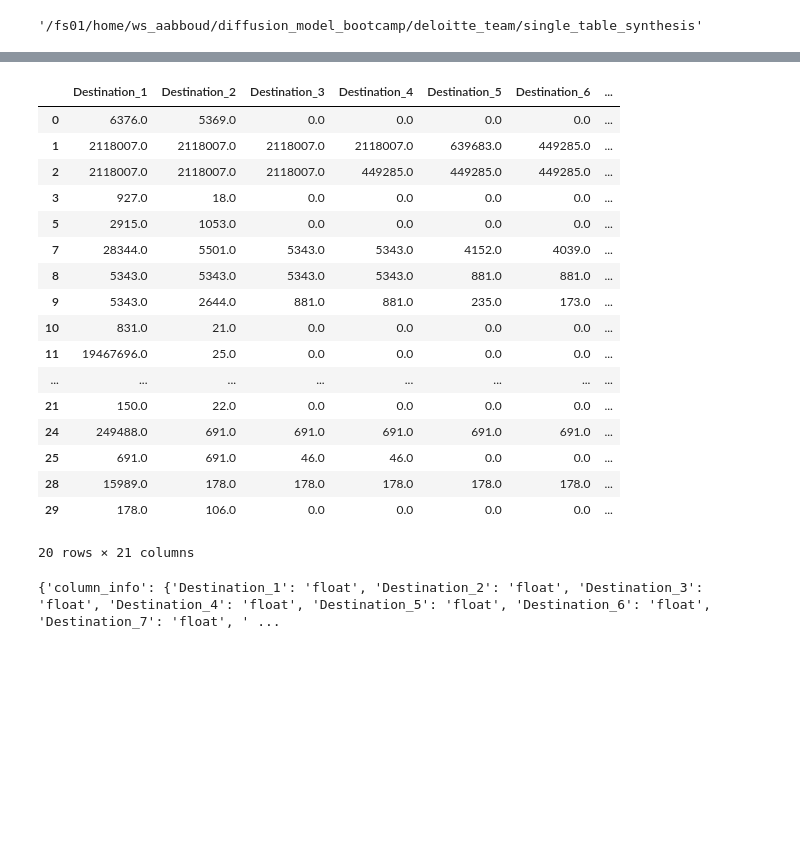
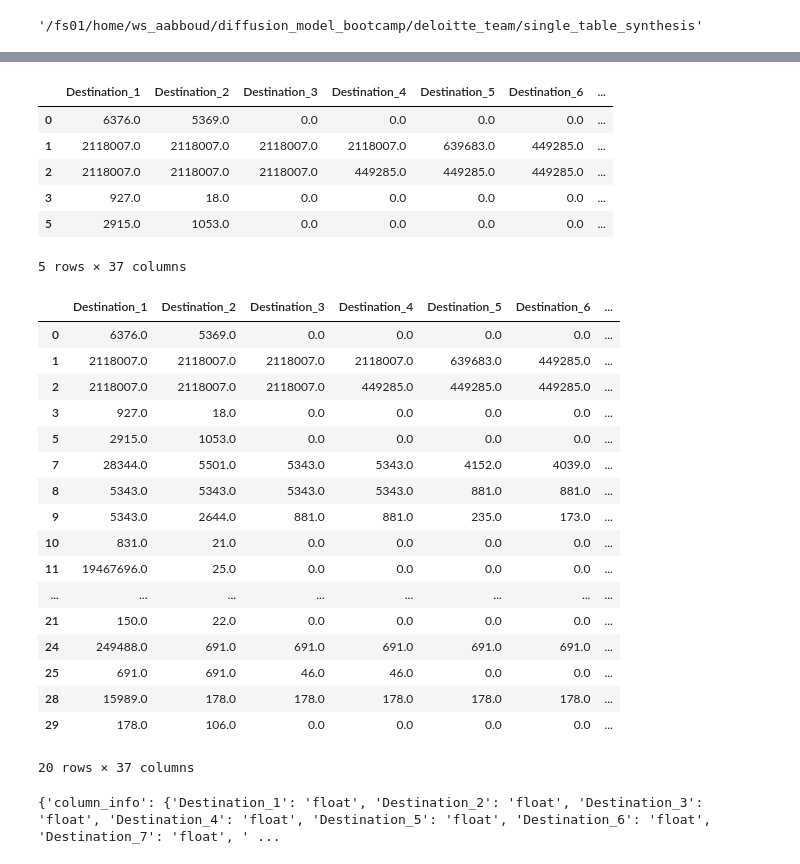
Before and after one commit to ahmabboud/difussion_bootcamp, a Jupyter notebook: deloitte_team/single_table_synthesis/tabsyn_aml_implementation_FS1.ipynb, the cells around one changed output, grey strips where cells are left out. Drawn from its saved outputs; the diff is of its cells as text; code cells hidden in the pictures; blank space fills up the shorter version.

```diff
--- a/deloitte_team/single_table_synthesis/tabsyn_aml_implementation_FS1.ipynb
+++ b/deloitte_team/single_table_synthesis/tabsyn_aml_implementation_FS1.ipynb
@@ -86,12 +86,12 @@ df = pd.read_csv('/h/ws_aabboud/diffusion_model_bootcamp/deloitte_team/single_ta
 df=df.dropna()
 # Ignore the The Patern ID and The Source columns
 df=df.iloc[::,2::]
-# Convert the first 29 Destination and Currency columns to boolean
-df.iloc[:, :29] = df.iloc[:, :29].astype(float)
-df.iloc[:, 29:] = df.iloc[:, 29:].astype(float)
+# Convert the first Currency columns to boolean
+df.iloc[:, :16] = df.iloc[:, :16].astype(float)   # Destination Col
+df.iloc[:, 16:29] = df.iloc[:, 16:29].astype(bool).astype(str).replace({'True': 'Y', 'False': 'N'})
 # Convert the last column Is Fanout to boolean
-df.iloc[:, -1] = df.iloc[:, -1].astype(str)
+df.iloc[:, -1] = df.iloc[:, -1].astype(bool).astype(str).replace({'True': 'Y', 'False': 'N'})
 
 
-df=df.iloc[:, ~df.columns.isin(df.columns[16:29])]  # Eclude Currency Columns for test purposes
-df=df.iloc[:, ~df.columns.isin(df.columns[17:20])]  # Eclude erronous columns Columns for test purposes
+# df=df.iloc[:, ~df.columns.isin(df.columns[16:29])]  # Exclude Currency Columns for test purposes
+# df=df.iloc[:, ~df.columns.isin(df.columns[17:20])]  # Exclude erronous columns Columns for test purposes
@@ -98,7 +118,17 @@ df=df.iloc[:, ~df.columns.isin(df.columns[17:20])]  # Eclude erronous columns Co
+# %%
+df.head()
+# %% [output]
+|  | Destination_1 | Destination_2 | Destination_3 | Destination_4 | Destination_5 | Destination_6 | ... |
+| 0 | 6376.0 | 5369.0 | 0.0 | 0.0 | 0.0 | 0.0 | ... |
+| 1 | 2118007.0 | 2118007.0 | 2118007.0 | 2118007.0 | 639683.0 | 449285.0 | ... |
+| 2 | 2118007.0 | 2118007.0 | 2118007.0 | 449285.0 | 449285.0 | 449285.0 | ... |
+| 3 | 927.0 | 18.0 | 0.0 | 0.0 | 0.0 | 0.0 | ... |
+| 5 | 2915.0 | 1053.0 | 0.0 | 0.0 | 0.0 | 0.0 | ... |
+5 rows × 37 columns
 # %%
-# df=df.iloc[:20,::]  # test the first 20 records
-df["Is FanOut"]=np.random.choice([True, False], size=len(df))
-df.iloc[:, -1] = df.iloc[:, -1].astype(str)
+# For Test purpose
+df["Is FanOut"]=np.random.choice(['Y', 'N'], size=len(df))
+
 df.head(20)
 # %% [output]
 |  | Destination_1 | Destination_2 | Destination_3 | Destination_4 | Destination_5 | Destination_6 | ... |
@@ -118,7 +148,7 @@ df.head(20)
 | 25 | 691.0 | 691.0 | 46.0 | 46.0 | 0.0 | 0.0 | ... |
 | 28 | 15989.0 | 178.0 | 178.0 | 178.0 | 178.0 | 178.0 | ... |
 | 29 | 178.0 | 106.0 | 0.0 | 0.0 | 0.0 | 0.0 | ... |
-20 rows × 21 columns
+20 rows × 37 columns
 # %%
 def get_column_info(df):
     column_info = {col: str(df[col].dtype).replace('float64', 'float').replace('int64', 'int').replace('object', 'str') for col in df.columns}
```
Also changed, not shown: parts of 25 cells of this notebook, 7 other files.
